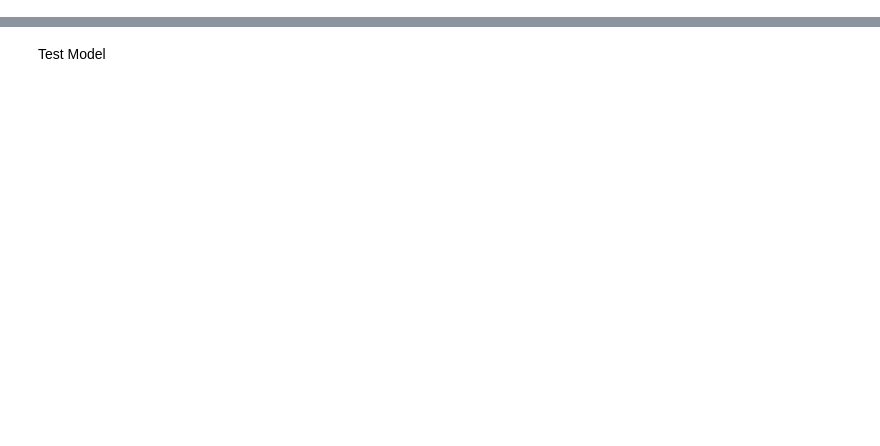
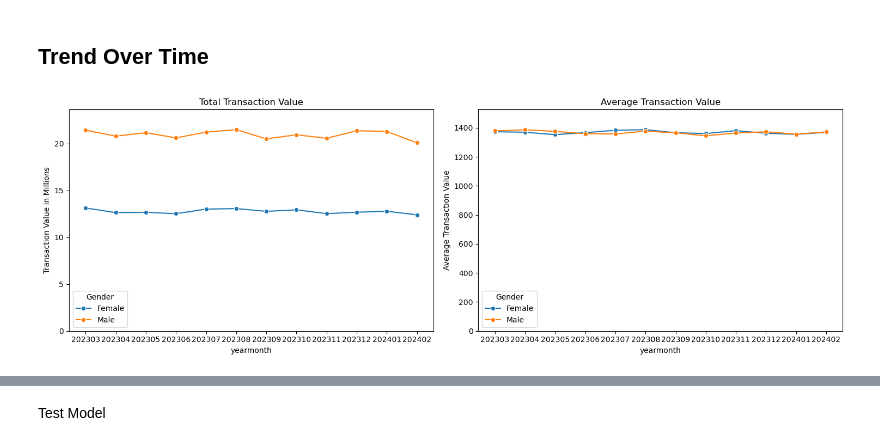
Before and after one commit to JesJH/team_project, a Jupyter notebook: model/Jes_CustomerSegmentation.ipynb, the cells around one changed output, grey strips where cells are left out. Drawn from its saved outputs; the diff is of its cells as text; code cells hidden in the pictures; blank space fills up the shorter version.

```diff
--- a/model/Jes_CustomerSegmentation.ipynb
+++ b/model/Jes_CustomerSegmentation.ipynb
@@ -72,0 +228,48 @@ array(['Shorts', 'Tablet', "Children's", 'Tools', 'Chocolate',
+# %% [markdown]
+## Trend Over Time
+# %%
+def plot_transaction_summary(df, group_by_col, hue_col=None):
+    """
+    Aggregates and plots transaction data based on the specified column using line charts with optional hue.
+
+    Parameters:
+    df (DataFrame): The dataframe containing the transaction data.
+    group_by_col (str): The column name to group by (e.g., 'Age_bin', 'Income', 'Gender', 'Country').
+    hue_col (str): The column name for hue (e.g., 'Gender', 'Income'). Default is None.
+    """
+    # Aggregate transaction amount: sum & average
+    df_plot = df.groupby([group_by_col, hue_col])['Total_Amount'].agg(['sum', 'mean']).reset_index() if hue_col else df.groupby([group_by_col])['Total_Amount'].agg(['sum', 'mean']).reset_index()
+
+    # Convert Total Sum into Millions
+    df_plot['sum'] = df_plot['sum'] / 1_000_000
+
+    # Calculate y-axis limits
+    sum_max = df_plot['sum'].max()
+    mean_max = df_plot['mean'].max()
+
+    # Plot
+    plt.figure(figsize=(15, 5))
+
+    # Total Transaction Value Line Chart
+    plt.subplot(1, 2, 1)
+    sns.lineplot(data=df_plot, x=group_by_col, y='sum', hue=hue_col, marker='o', ax=plt.gca())
+    plt.title('Total Transaction Value')
+    plt.ylabel('Transaction Value in Millions')
+    plt.xlabel(group_by_col)
+    plt.ylim(0, sum_max * 1.1)  # Set ylim with some padding
+
+    # Average Transaction Value Line Chart
+    plt.subplot(1, 2, 2)
+    sns.lineplot(data=df_plot, x=group_by_col, y='mean', hue=hue_col, marker='o', ax=plt.gca())
+    plt.title('Average Transaction Value')
+    plt.ylabel('Average Transaction Value')
+    plt.xlabel(group_by_col)
+    plt.ylim(0, mean_max * 1.1)  # Set ylim with some padding
+
+    plt.tight_layout()
+    plt.show()
+
+# Example Usage
+plot_transaction_summary(df, 'yearmonth', hue_col='Gender')
+# %% [output]
+[figure, added]
```
Also changed, not shown: parts of 27 cells of this notebook, 1 other file.
